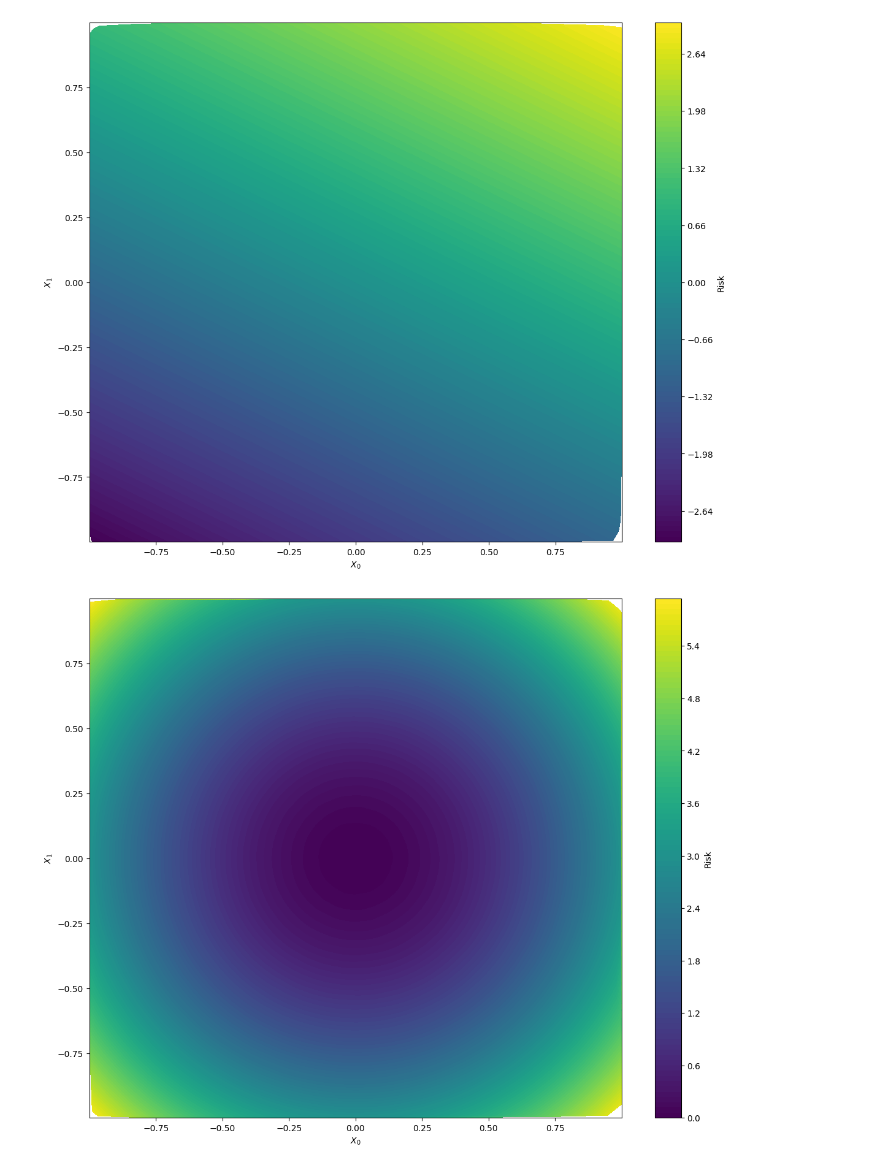
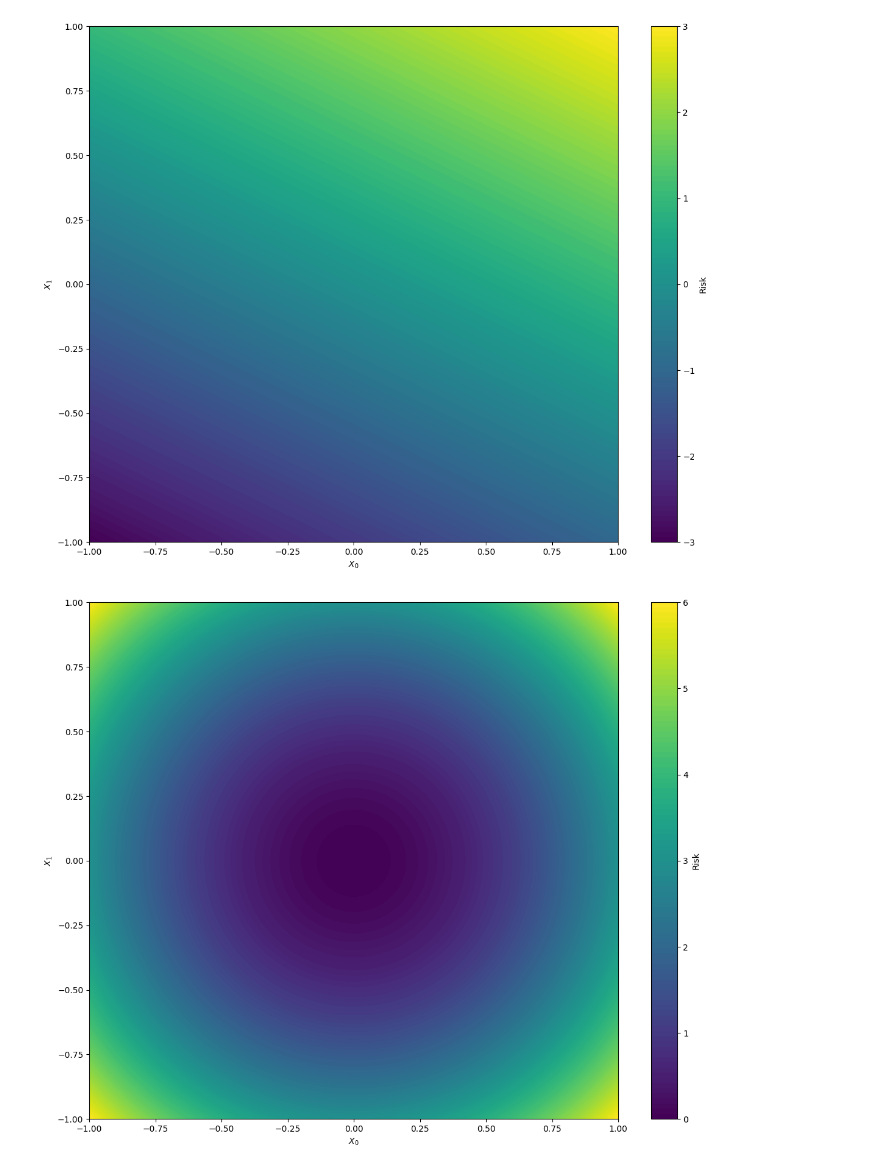
Before and after one commit to wefeigang/M4R, a Jupyter notebook: simulated_data_plots.ipynb, the cells around one changed output. Cells and saved outputs as stored; diff of their text form; code cells hidden in the pictures.

Commit message:
changed plots to be theoretical rather than simulated log-risk

```diff
--- a/simulated_data_plots.ipynb
+++ b/simulated_data_plots.ipynb
@@ -48,20 +48,20 @@ X0, X1 = np.meshgrid(x, y)
 # %%
 # linear plot
 plt.figure(figsize=(14, 11))
-plt.tricontourf(X[:, 0], X[:, 1], f_x, levels=100, cmap='viridis')
-plt.colorbar(label='Risk')
+plt.contourf(X0, X1, X0 + 2*X1, levels=100, cmap='viridis')
+plt.colorbar(label='Risk', ticks=[-3, -2, -1, 0, 1, 2, 3])
 plt.xlabel(r'$X_0$')
 plt.ylabel(r'$X_1$')
 plt.show()
 # %% [output]
-[figure, old version]
+[figure, new version]
 # %%
 # quadratic plot
 plt.figure(figsize=(14, 11))
-plt.tricontourf(X_nl_quad[:, 0], X_nl_quad[:, 1], f_x_nl_quad, levels=100, cmap='viridis')
-plt.colorbar(label='Risk')
+plt.contourf(X0, X1, alpha * (X0**2 + X1**2), levels=100, cmap='viridis')
+plt.colorbar(label='Risk', ticks=[0, 1, 2, 3, 4, 5, 6])
 plt.xlabel(r'$X_0$')
 plt.ylabel(r'$X_1$')
 plt.show()
 # %% [output]
-[figure, old version]
+[figure, new version]
```
